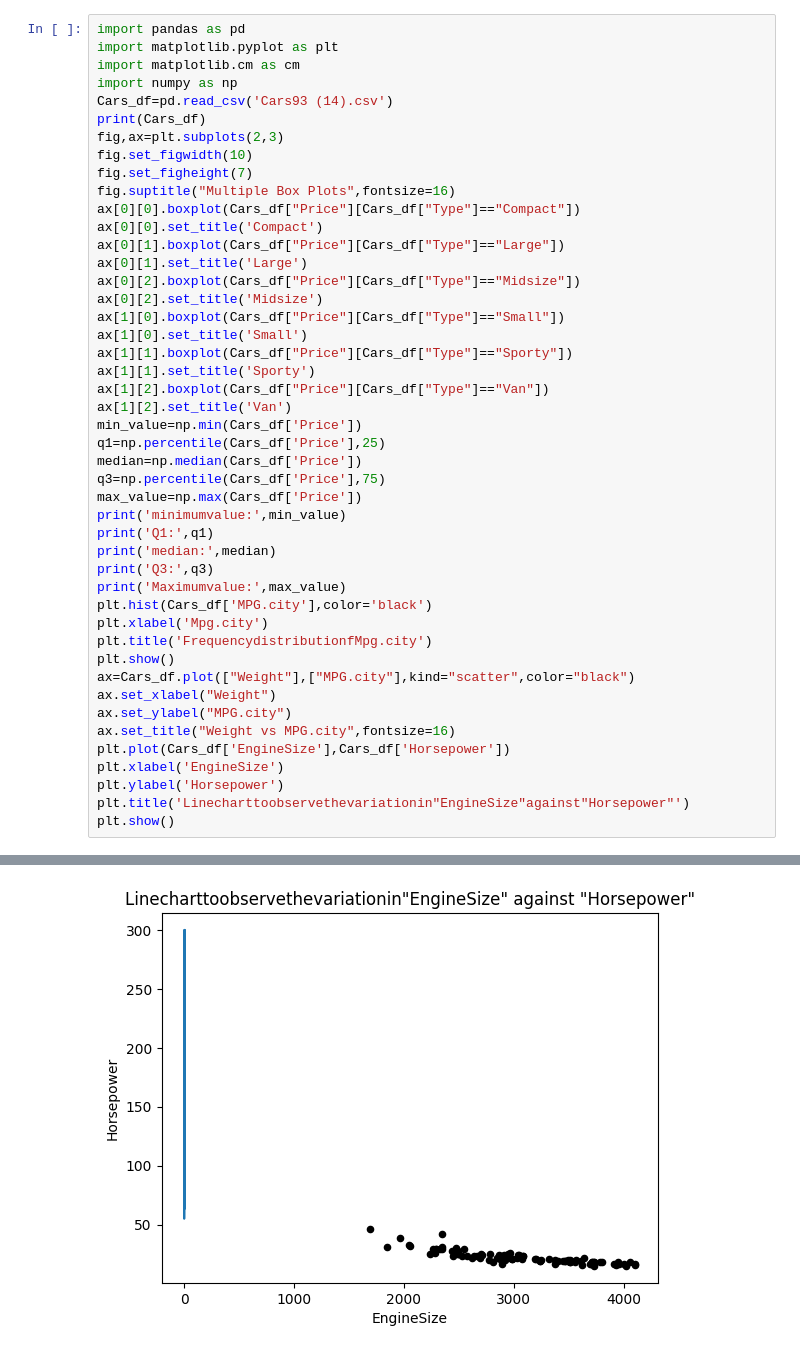
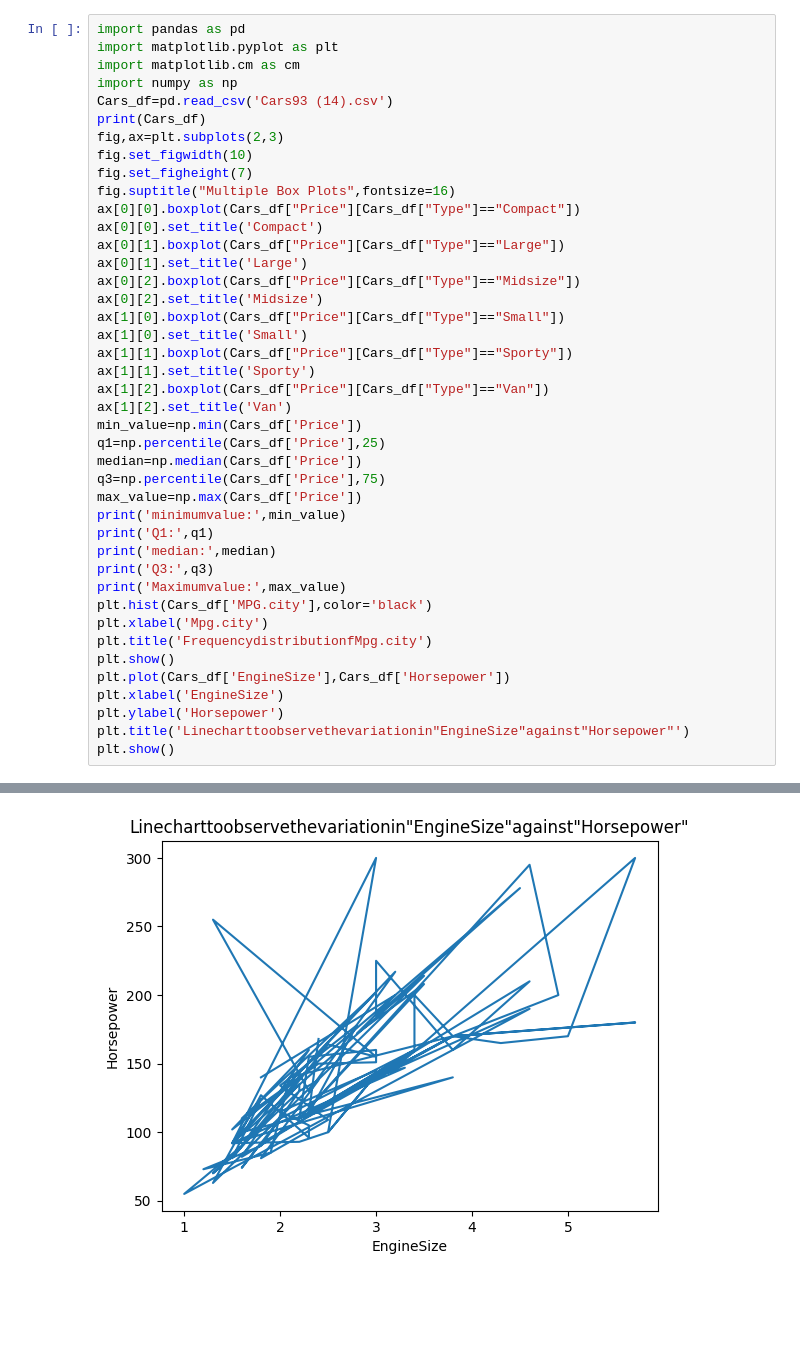
Before and after one commit to yashwini321/yashu123, a Jupyter notebook: Untitled23.ipynb, the cells around one changed output, grey strips where cells are left out. Saved outputs shown, nothing was run; the diff lists cells and outputs as text; blank space fills up the shorter version.

```diff
--- a/Untitled23.ipynb
+++ b/Untitled23.ipynb
@@ -34,35 +34,31 @@ print('median:',median)
 print('Q3:',q3)
 print('Maximumvalue:',max_value)
 plt.hist(Cars_df['MPG.city'],color='black')
 plt.xlabel('Mpg.city')
 plt.title('FrequencydistributionfMpg.city')
 plt.show()
-ax=Cars_df.plot(["Weight"],["MPG.city"],kind="scatter",color="black")
-ax.set_xlabel("Weight")
-ax.set_ylabel("MPG.city")
-ax.set_title("Weight vs MPG.city",fontsize=16)
 plt.plot(Cars_df['EngineSize'],Cars_df['Horsepower'])
 plt.xlabel('EngineSize')
 plt.ylabel('Horsepower')
 plt.title('Linecharttoobservethevariationin"EngineSize"against"Horsepower"')
 plt.show()
 # %% [output]
     Id Manufacturer    Model     Type  Min.Price  Price  Max.Price  MPG.city  \
 0    1        Acura  Integra    Small       12.9   15.9       18.8        25
 1    2        Acura   Legend  Midsize       29.2   33.9       38.7        18
 2    3         Audi       90  Compact       25.9   29.1       32.3        20
 3    4         Audi      100  Midsize       30.8   37.7       44.6        19
 4    5          BMW     535i  Midsize       23.7   30.0       36.2        22
 ..  ..          ...      ...      ...        ...    ...        ...       ...
 88  89   Volkswagen  Eurovan      Van       16.6   19.7       22.7        17
 89  90   Volkswagen   Passat  Compact       17.6   20.0       22.4        21
 90  91   Volkswagen  Corrado   Sporty       22.9   23.3       23.7        18
 91  92        Volvo      240  Compact       21.8   22.7       23.5        21
 92  93        Volvo      850  Midsize       24.8   26.7       28.5        20
 ... (42 lines left out)
 Q1: 12.2
 median: 17.7
 Q3: 23.3
 Maximumvalue: 61.9
 [figure]
-[figure, old version]
+[figure, new version]
```
